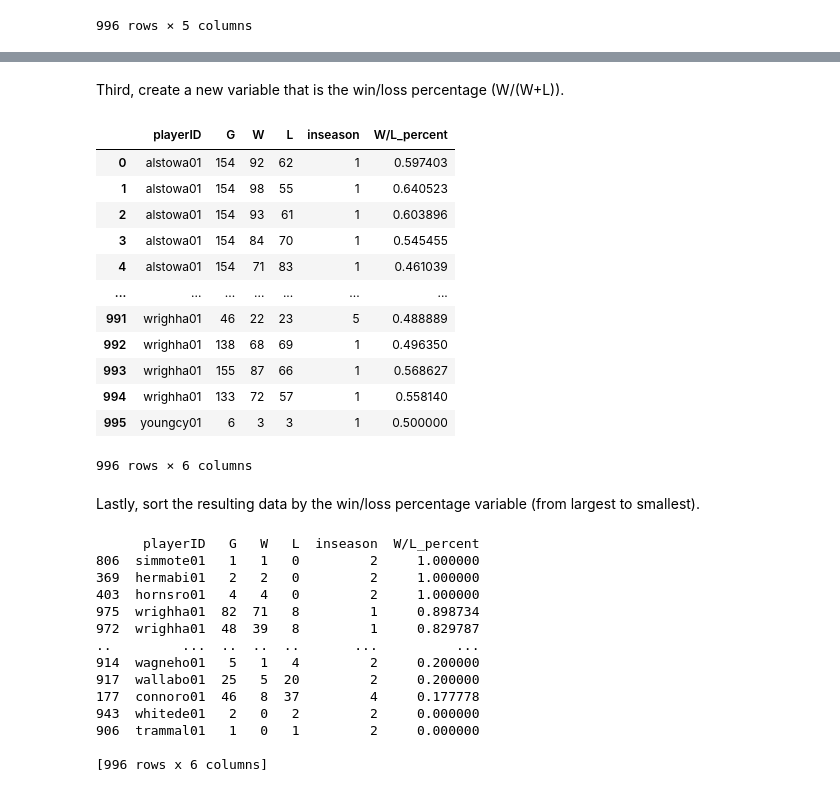
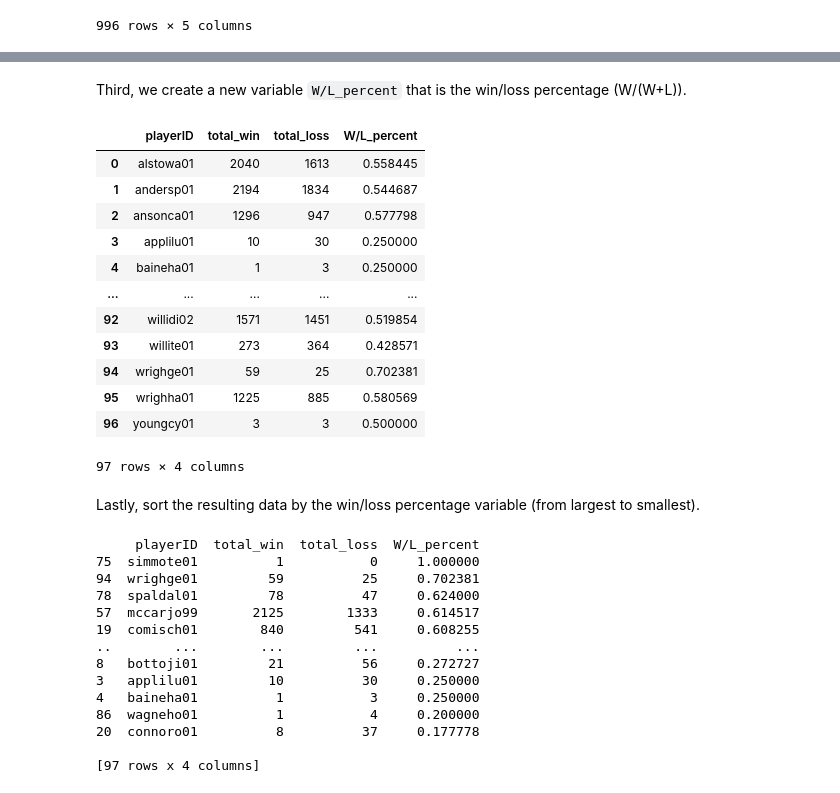
Before and after one commit to hzhoujoy/ST554_HomeWork5, a Jupyter notebook: HomeWork5.ipynb, the cells around one changed output, grey strips where cells are left out. Saved outputs shown, nothing was run; the diff lists cells and outputs as text; code cells hidden in the pictures.

```diff
--- a/HomeWork5.ipynb
+++ b/HomeWork5.ipynb
@@ -473,3 +475,9 @@ of fame managers.
 # %%
-df_season.groupby('playerID')[['W', 'L']].sum()
+sum_records = (
+    df_season.groupby('playerID')
+    .agg(total_win=('W', 'sum'), total_loss=('L', 'sum'))
+    .reset_index()
+)
+
+sum_records.head()
 # %% [output]
@@ -490,40 +490,40 @@ df_season.groupby('playerID')[['W', 'L']].sum()
 # %% [markdown]
-Third, create a new variable that is the win/loss percentage (W/(W+L)).
+Third, we create a new variable `W/L_percent` that is the win/loss percentage (W/(W+L)).
 # %%
 # create a new variable W/L_percent
-df_season['W/L_percent'] = df_season['W'] / (df_season['W'] + df_season['L'])
-df_season
+sum_records['W/L_percent'] = sum_records['total_win'] / (sum_records['total_win'] + sum_records['total_loss'])
+sum_records
 # %% [output]
-|  | playerID | G | W | L | inseason | W/L_percent |
-| 0 | alstowa01 | 154 | 92 | 62 | 1 | 0.597403 |
-| 1 | alstowa01 | 154 | 98 | 55 | 1 | 0.640523 |
-| 2 | alstowa01 | 154 | 93 | 61 | 1 | 0.603896 |
-| 3 | alstowa01 | 154 | 84 | 70 | 1 | 0.545455 |
-| 4 | alstowa01 | 154 | 71 | 83 | 1 | 0.461039 |
-| ... | ... | ... | ... | ... | ... | ... |
-| 991 | wrighha01 | 46 | 22 | 23 | 5 | 0.488889 |
-| 992 | wrighha01 | 138 | 68 | 69 | 1 | 0.496350 |
-| 993 | wrighha01 | 155 | 87 | 66 | 1 | 0.568627 |
-| 994 | wrighha01 | 133 | 72 | 57 | 1 | 0.558140 |
-| 995 | youngcy01 | 6 | 3 | 3 | 1 | 0.500000 |
+|  | playerID | total_win | total_loss | W/L_percent |
+| 0 | alstowa01 | 2040 | 1613 | 0.558445 |
+| 1 | andersp01 | 2194 | 1834 | 0.544687 |
+| 2 | ansonca01 | 1296 | 947 | 0.577798 |
+| 3 | applilu01 | 10 | 30 | 0.250000 |
+| 4 | baineha01 | 1 | 3 | 0.250000 |
+| ... | ... | ... | ... | ... |
+| 92 | willidi02 | 1571 | 1451 | 0.519854 |
+| 93 | willite01 | 273 | 364 | 0.428571 |
+| 94 | wrighge01 | 59 | 25 | 0.702381 |
+| 95 | wrighha01 | 1225 | 885 | 0.580569 |
+| 96 | youngcy01 | 3 | 3 | 0.500000 |
-996 rows × 6 columns
+97 rows × 4 columns
 # %% [markdown]
 Lastly, sort the resulting data by the win/loss percentage variable (from largest to smallest).
 # %%
-sorted_df=df_season.sort_values(by='W/L_percent', ascending=False)
+sorted_df=sum_records.sort_values(by='W/L_percent', ascending=False)
 print(sorted_df)
 # %% [output]
-      playerID   G   W   L  inseason  W/L_percent
-806  simmote01   1   1   0         2     1.000000
-369  hermabi01   2   2   0         2     1.000000
-403  hornsro01   4   4   0         2     1.000000
-975  wrighha01  82  71   8         1     0.898734
-972  wrighha01  48  39   8         1     0.829787
-..         ...  ..  ..  ..       ...          ...
-914  wagneho01   5   1   4         2     0.200000
-917  wallabo01  25   5  20         2     0.200000
-177  connoro01  46   8  37         4     0.177778
-943  whitede01   2   0   2         2     0.000000
-906  trammal01   1   0   1         2     0.000000
+     playerID  total_win  total_loss  W/L_percent
+75  simmote01          1           0     1.000000
+94  wrighge01         59          25     0.702381
+78  spaldal01         78          47     0.624000
+57  mccarjo99       2125        1333     0.614517
+19  comisch01        840         541     0.608255
+..        ...        ...         ...          ...
+8   bottoji01         21          56     0.272727
+3   applilu01         10          30     0.250000
+4   baineha01          1           3     0.250000
+86  wagneho01          1           4     0.200000
+20  connoro01          8          37     0.177778
 
-[996 rows x 6 columns]
+[97 rows x 4 columns]
```
Also changed, not shown: parts of 19 cells of this notebook.
